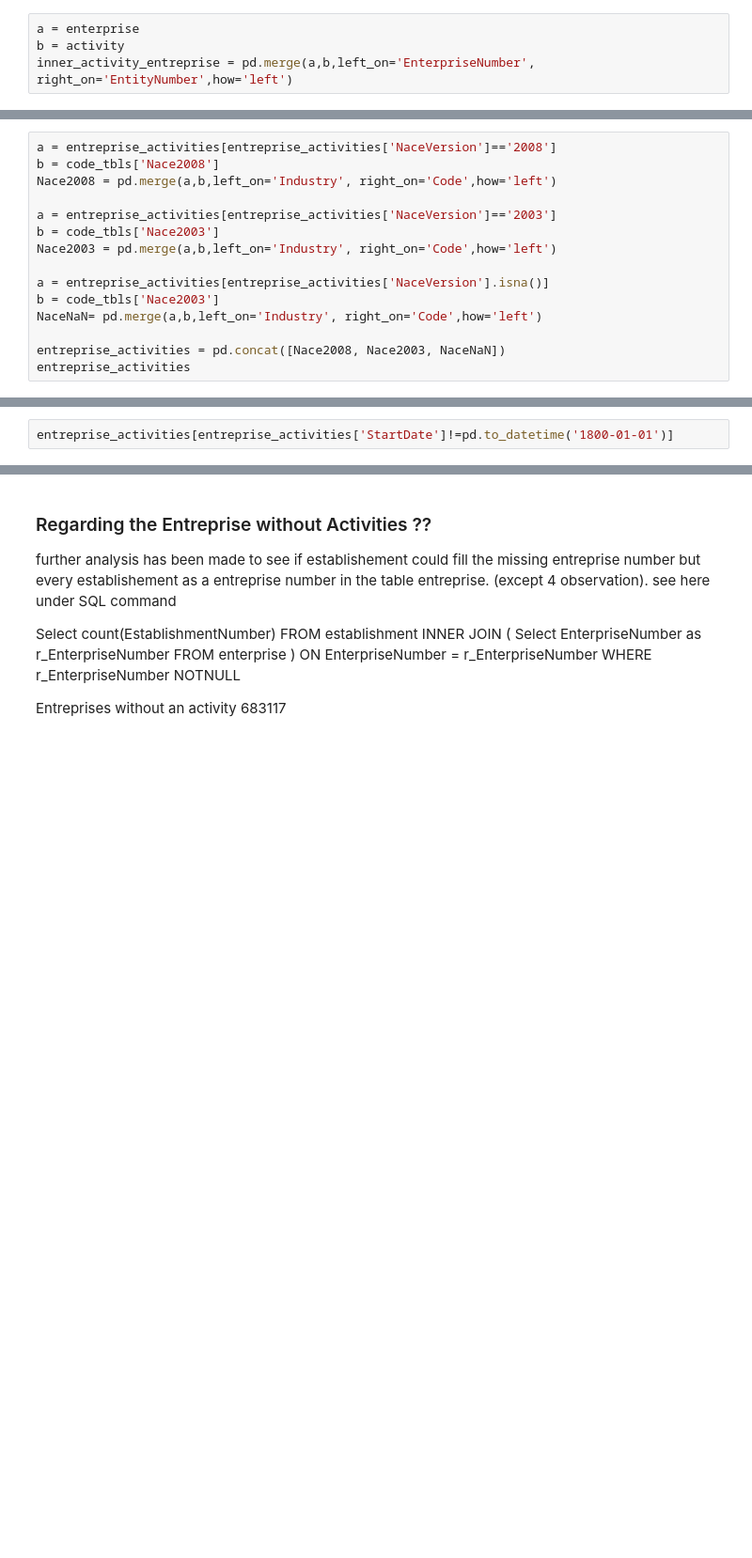
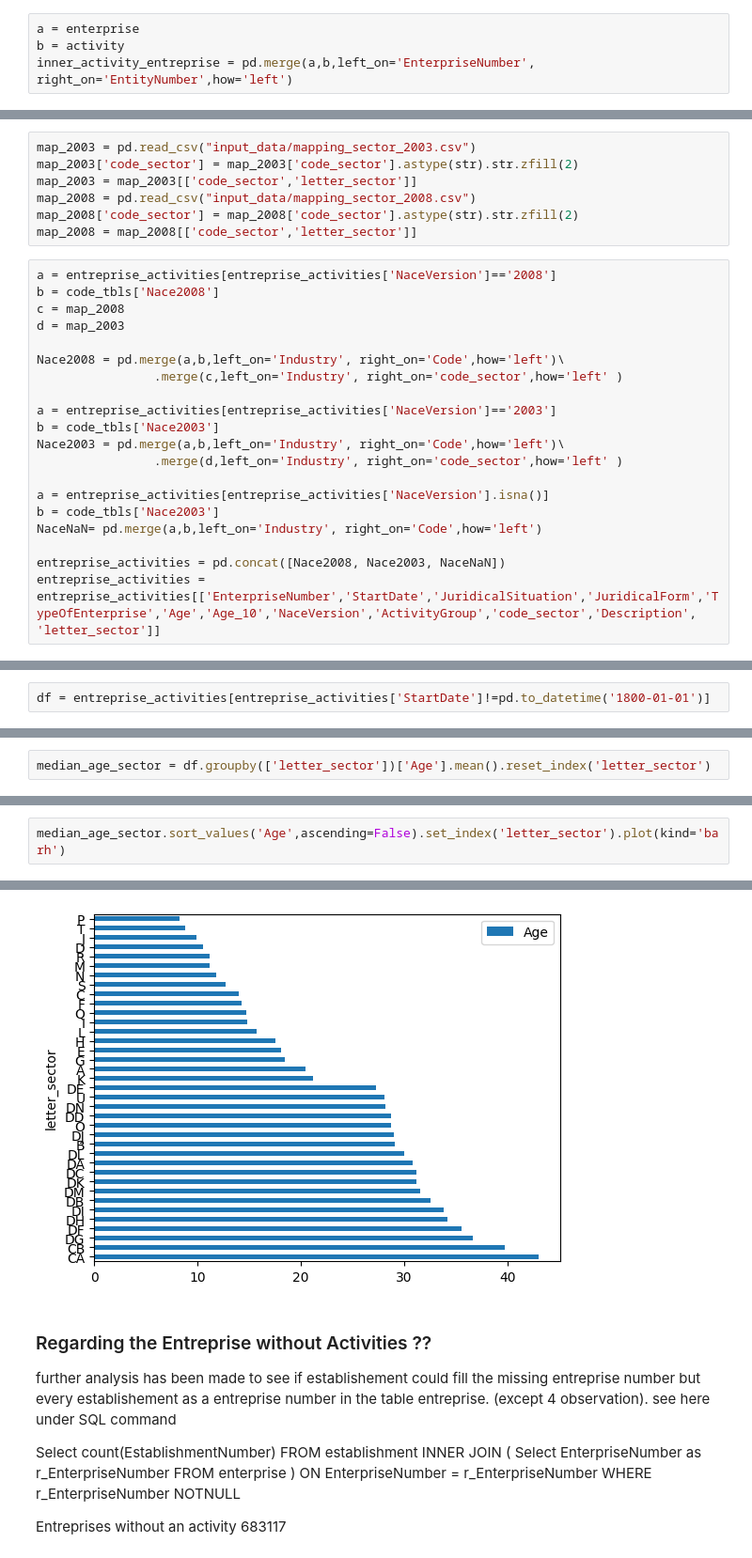
Before and after one commit to tanialemos/data_viz_SQL, a Jupyter notebook: data_exploration.ipynb, the cells around one changed output, grey strips where cells are left out. Shown at 94% size. Saved outputs shown, nothing was run; the diff lists cells and outputs as text; blank space fills up the shorter version.

```diff
--- a/data_exploration.ipynb
+++ b/data_exploration.ipynb
@@ -280,15 +258,27 @@ entreprise_activities = inner_activity_entreprise[inner_activity_entreprise['Cla
+# %%
+map_2003 = pd.read_csv("input_data/mapping_sector_2003.csv")
+map_2003['code_sector'] = map_2003['code_sector'].astype(str).str.zfill(2)
+map_2003 = map_2003[['code_sector','letter_sector']]
+map_2008 = pd.read_csv("input_data/mapping_sector_2008.csv")
+map_2008['code_sector'] = map_2008['code_sector'].astype(str).str.zfill(2)
+map_2008 = map_2008[['code_sector','letter_sector']]
 # %%
 a = entreprise_activities[entreprise_activities['NaceVersion']=='2008']
 b = code_tbls['Nace2008']
-Nace2008 = pd.merge(a,b,left_on='Industry', right_on='Code',how='left')
+c = map_2008
+d = map_2003
+
+Nace2008 = pd.merge(a,b,left_on='Industry', right_on='Code',how='left')\
+                .merge(c,left_on='Industry', right_on='code_sector',how='left' )
 
 a = entreprise_activities[entreprise_activities['NaceVersion']=='2003']
 b = code_tbls['Nace2003']
-Nace2003 = pd.merge(a,b,left_on='Industry', right_on='Code',how='left')
+Nace2003 = pd.merge(a,b,left_on='Industry', right_on='Code',how='left')\
+                .merge(d,left_on='Industry', right_on='code_sector',how='left' )
 
 a = entreprise_activities[entreprise_activities['NaceVersion'].isna()]
 b = code_tbls['Nace2003']
 NaceNaN= pd.merge(a,b,left_on='Industry', right_on='Code',how='left')
 
 entreprise_activities = pd.concat([Nace2008, Nace2003, NaceNaN])
-entreprise_activities
+entreprise_activities = entreprise_activities[['EnterpriseNumber','StartDate','JuridicalSituation','JuridicalForm','TypeOfEnterprise','Age','Age_10','NaceVersion','ActivityGroup','code_sector','Description', 'letter_sector']]
@@ -309,2 +301,2 @@ entreprise_activities
 # %%
-entreprise_activities[entreprise_activities['StartDate']!=pd.to_datetime('1800-01-01')]
+df = entreprise_activities[entreprise_activities['StartDate']!=pd.to_datetime('1800-01-01')]
@@ -324,0 +325,2 @@ entreprise_activities[entreprise_activities['StartDate']!=pd.to_datetime('1800-0
+# %%
+median_age_sector = df.groupby(['letter_sector'])['Age'].mean().reset_index('letter_sector')
@@ -324,0 +345,3 @@ entreprise_activities[entreprise_activities['StartDate']!=pd.to_datetime('1800-0
+# %%
+median_age_sector.sort_values('Age',ascending=False).set_index('letter_sector').plot(kind='barh')
+# %% [output]
@@ -325,3 +349,4 @@ entreprise_activities[entreprise_activities['StartDate']!=pd.to_datetime('1800-0
+[figure, added]
 # %% [markdown]
 ### Regarding the Entreprise without Activities ??
 further analysis has been made to see if establishement could fill the missing entreprise number but every establishement as a entreprise number in the table entreprise. (except 4 observation). see here under SQL command
```
Also changed, not shown: parts of 23 cells of this notebook, 1 other file.
